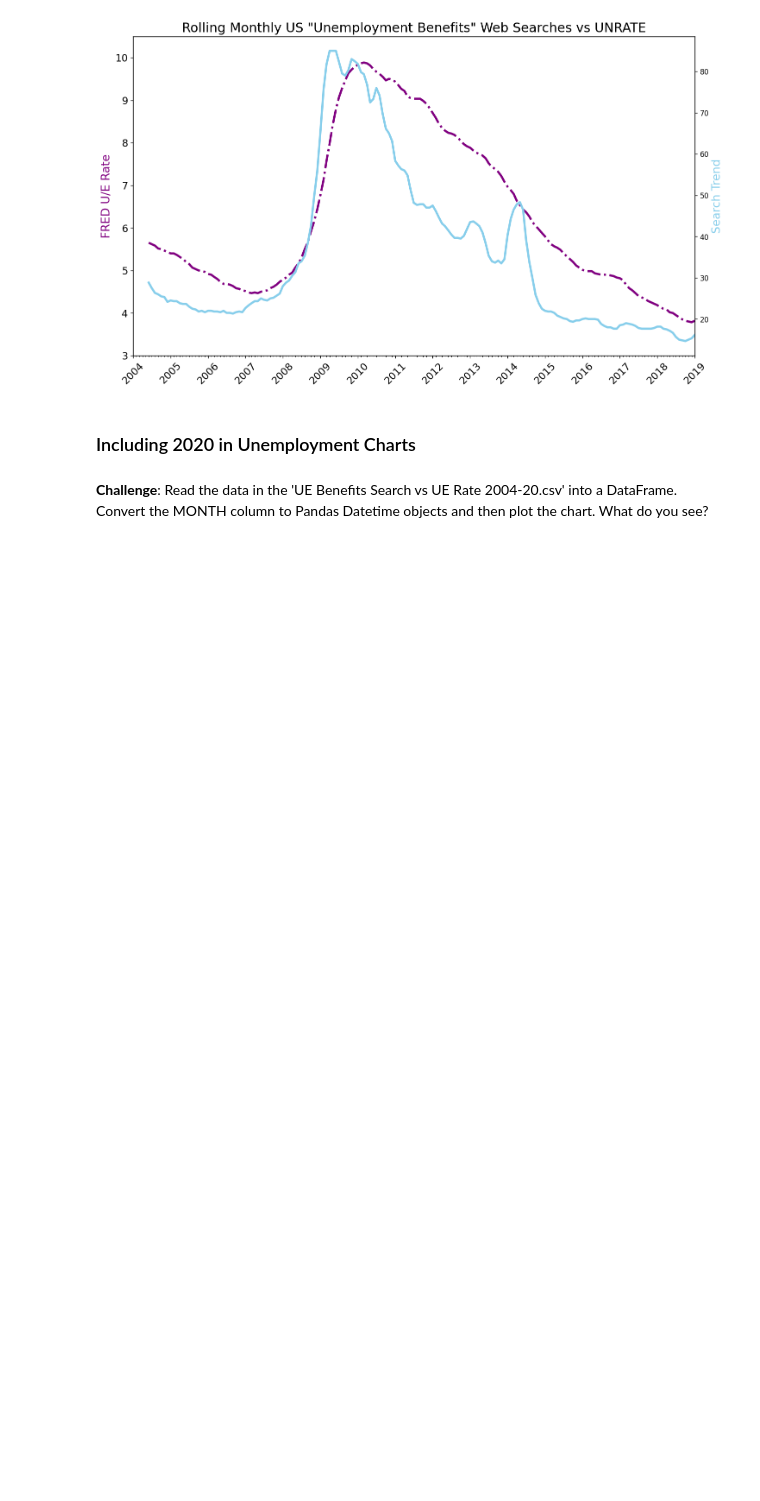
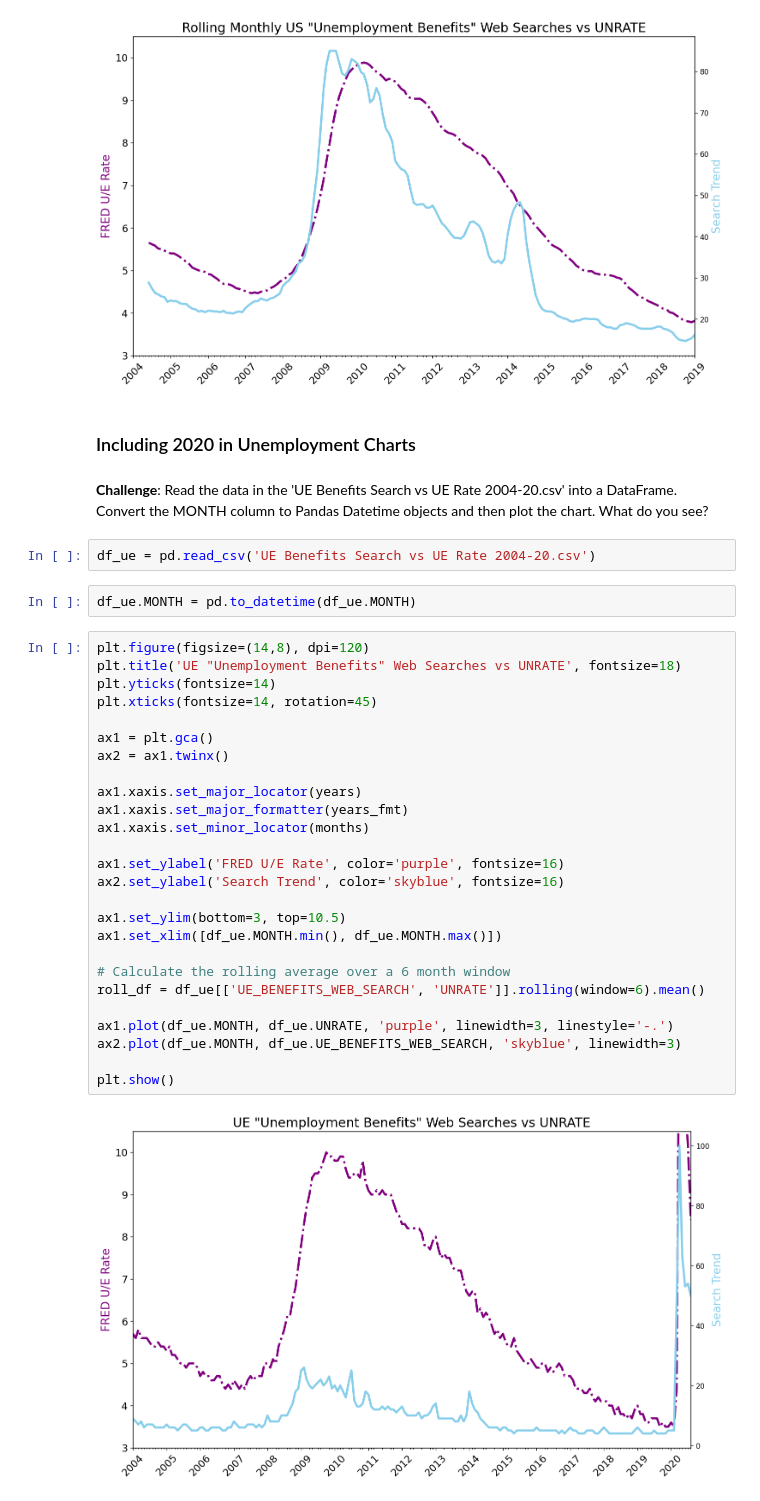
Before and after one commit to liuti-ma/python_study_notes, a Jupyter notebook: Google Trends Data Viz/Google Trends and Data Visualisation (start).ipynb, the cells around one changed output. Cells and saved outputs as stored; diff of their text form; blank space fills up the shorter version.

```diff
--- a/Google Trends Data Viz/Google Trends and Data Visualisation (start).ipynb
+++ b/Google Trends Data Viz/Google Trends and Data Visualisation (start).ipynb
@@ -418,3 +416,35 @@ plt.show()
 ### Including 2020 in Unemployment Charts
 # %% [markdown]
 **Challenge**: Read the data in the 'UE Benefits Search vs UE Rate 2004-20.csv' into a DataFrame. Convert the MONTH column to Pandas Datetime objects and then plot the chart. What do you see?
+# %%
+df_ue = pd.read_csv('UE Benefits Search vs UE Rate 2004-20.csv')
+# %%
+df_ue.MONTH = pd.to_datetime(df_ue.MONTH)
+# %%
+plt.figure(figsize=(14,8), dpi=120)
+plt.title('UE "Unemployment Benefits" Web Searches vs UNRATE', fontsize=18)
+plt.yticks(fontsize=14)
+plt.xticks(fontsize=14, rotation=45)
+
+ax1 = plt.gca()
+ax2 = ax1.twinx()
+
+ax1.xaxis.set_major_locator(years)
+ax1.xaxis.set_major_formatter(years_fmt)
+ax1.xaxis.set_minor_locator(months)
+
+ax1.set_ylabel('FRED U/E Rate', color='purple', fontsize=16)
+ax2.set_ylabel('Search Trend', color='skyblue', fontsize=16)
+
+ax1.set_ylim(bottom=3, top=10.5)
+ax1.set_xlim([df_ue.MONTH.min(), df_ue.MONTH.max()])
+
+# Calculate the rolling average over a 6 month window
+roll_df = df_ue[['UE_BENEFITS_WEB_SEARCH', 'UNRATE']].rolling(window=6).mean()
+
+ax1.plot(df_ue.MONTH, df_ue.UNRATE, 'purple', linewidth=3, linestyle='-.')
+ax2.plot(df_ue.MONTH, df_ue.UE_BENEFITS_WEB_SEARCH, 'skyblue', linewidth=3)
+
+plt.show()
+# %% [output]
+[figure, added]
```
Also changed, not shown: parts of 1 cell of this notebook.
